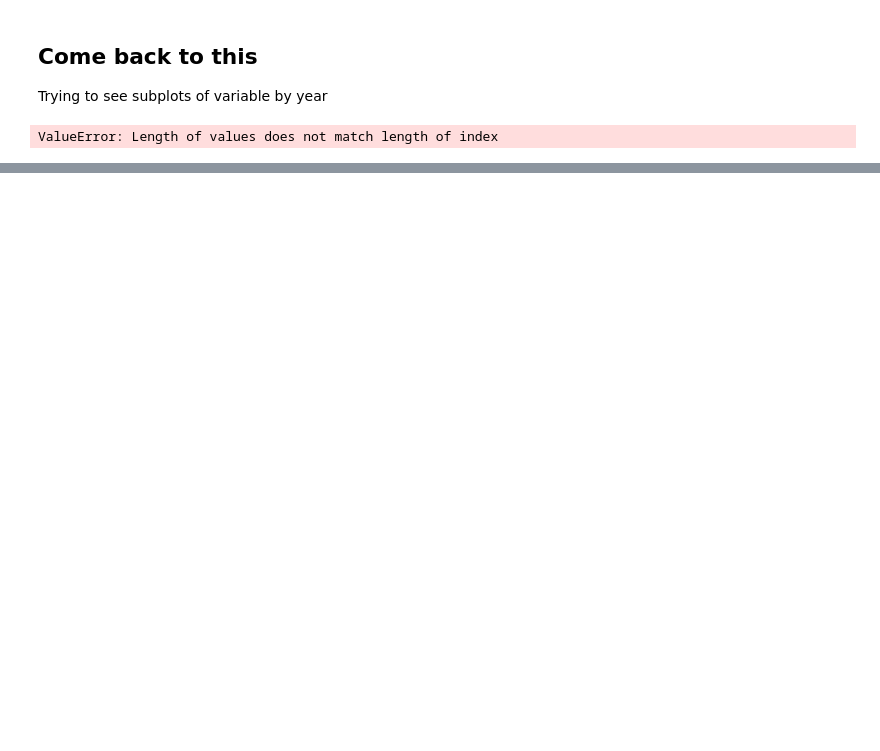
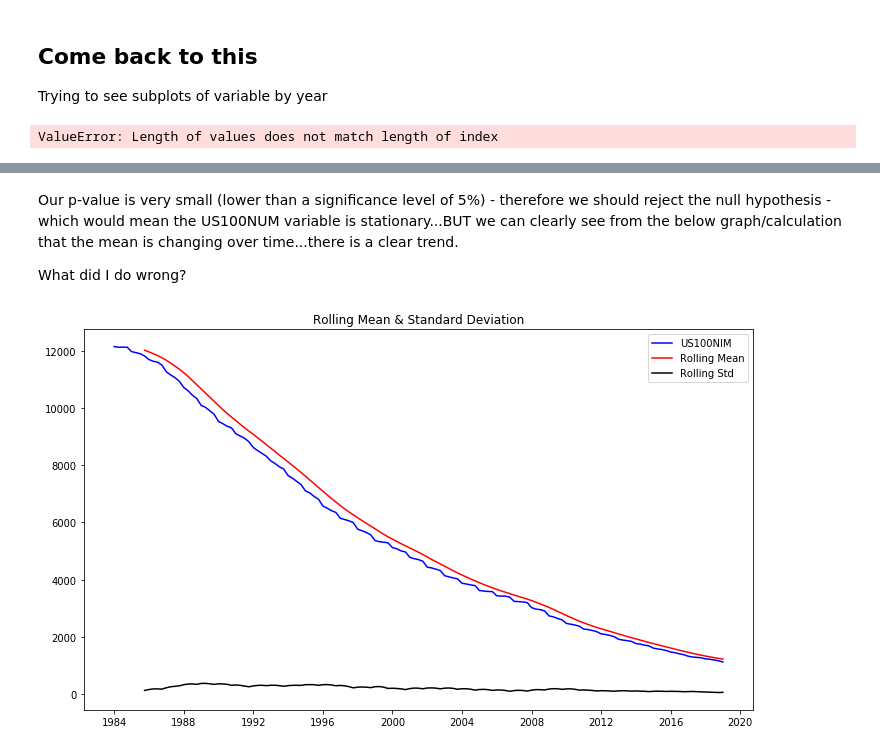
Before and after one commit to allaccountstaken/banks_number_decline, a Jupyter notebook: notebooks/NJ-bank_eda-TimeSeriesAnalysis.ipynb, the cells around one changed output, grey strips where cells are left out. Saved outputs shown, nothing was run; the diff lists cells and outputs as text; code cells hidden in the pictures; blank space fills up the shorter version.

```diff
--- a/notebooks/NJ-bank_eda-TimeSeriesAnalysis.ipynb
+++ b/notebooks/NJ-bank_eda-TimeSeriesAnalysis.ipynb
@@ -64,0 +89,17 @@ Moving on to seasonality and trend
+# %% [markdown]
+Our p-value is very small (lower than a significance level of 5%) - therefore we should reject the null hypothesis - which would mean the US100NUM variable is stationary...BUT we can clearly see from the below graph/calculation that the mean is changing over time...there is a clear trend.
+
+What did I do wrong?
+# %%
+rolmean = df2.US100NUM.rolling(window = 8, center = False).mean()
+rolstd = df2.US100NUM.rolling(window = 8, center = False).std()
+# %%
+fig = plt.figure(figsize=(12,7))
+orig = plt.plot(df2.US100NUM, color='blue',label='US100NIM')
+mean = plt.plot(rolmean, color='red', label='Rolling Mean')
+std = plt.plot(rolstd, color='black', label = 'Rolling Std')
+plt.legend(loc='best')
+plt.title('Rolling Mean & Standard Deviation')
+plt.show(block=False)
+# %% [output]
+[figure, added]
```
Also changed, not shown: parts of 20 cells of this notebook.
